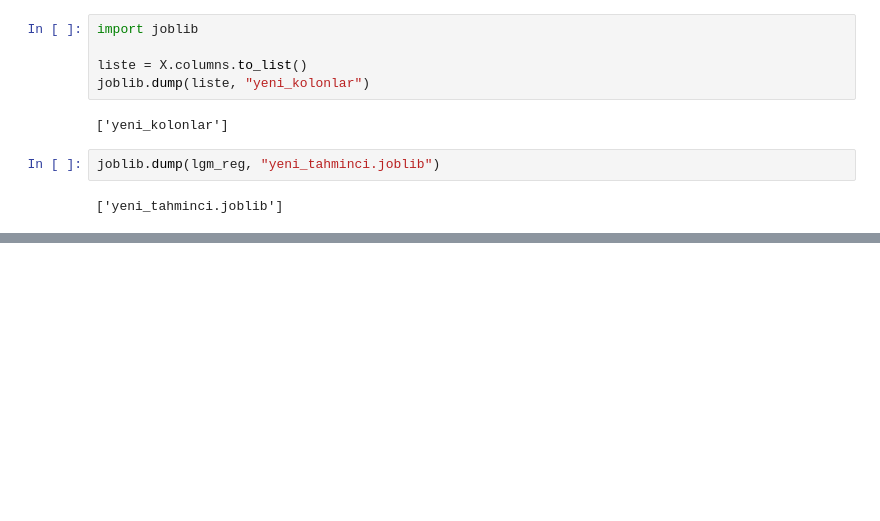
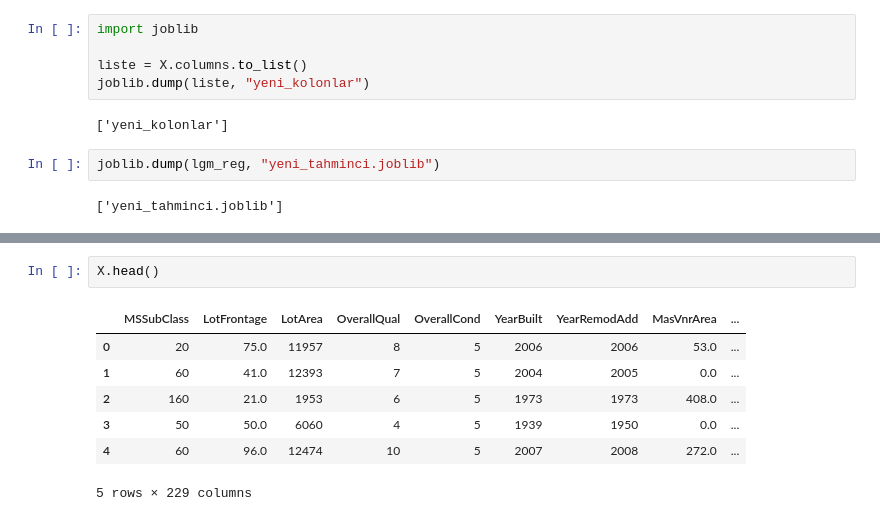
Before and after one commit to ycyusufcan/House-Price-Prediction, a Jupyter notebook: House_Price_Prediction.ipynb, the cells around one changed output, grey strips where cells are left out. Cells and saved outputs as stored; diff of their text form; blank space fills up the shorter version.

```diff
--- a/House_Price_Prediction.ipynb
+++ b/House_Price_Prediction.ipynb
@@ -779,0 +794,10 @@ joblib.dump(lgm_reg, "yeni_tahminci.joblib")
+# %%
+X.head()
+# %% [output]
+|  | MSSubClass | LotFrontage | LotArea | OverallQual | OverallCond | YearBuilt | YearRemodAdd | MasVnrArea | ... |
+| 0 | 20 | 75.0 | 11957 | 8 | 5 | 2006 | 2006 | 53.0 | ... |
+| 1 | 60 | 41.0 | 12393 | 7 | 5 | 2004 | 2005 | 0.0 | ... |
+| 2 | 160 | 21.0 | 1953 | 6 | 5 | 1973 | 1973 | 408.0 | ... |
+| 3 | 50 | 50.0 | 6060 | 4 | 5 | 1939 | 1950 | 0.0 | ... |
+| 4 | 60 | 96.0 | 12474 | 10 | 5 | 2007 | 2008 | 272.0 | ... |
+5 rows × 229 columns
```
Also changed, not shown: parts of 30 cells of this notebook, 2 other files.
